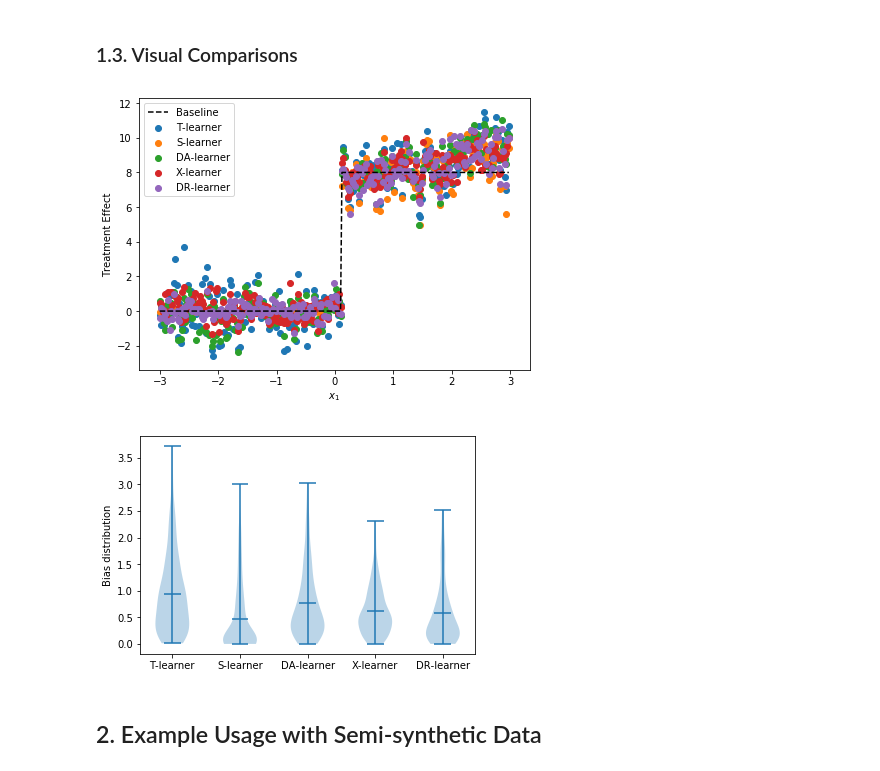
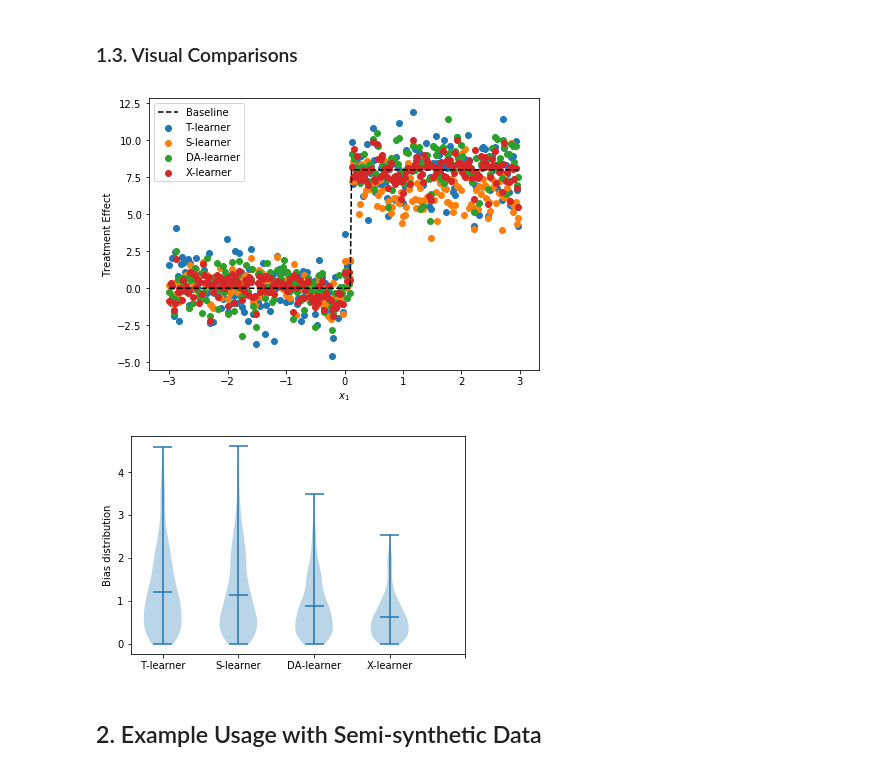
Before and after one commit to py-why/EconML, a Jupyter notebook: notebooks/Metalearners Examples.ipynb, the cells around one changed output. Cells and saved outputs as stored; diff of their text form; code cells hidden in the pictures.

Commit message:
support multi treatment in meta learners

```diff
--- a/notebooks/Metalearners Examples.ipynb
+++ b/notebooks/Metalearners Examples.ipynb
@@ -106,13 +106,12 @@ Y, T, X = generate_data(n, d, controls_outcome, treatment_effect, propensity)
 ### 1.2. Train Estimators
 # %%
 # Instantiate T learner
-controls_model = GradientBoostingRegressor(n_estimators=100, max_depth=6, min_samples_leaf=int(n/100))
-treated_model = GradientBoostingRegressor(n_estimators=100, max_depth=6, min_samples_leaf=int(n/100))
-T_learner = TLearner(controls_model, treated_model)
+models = GradientBoostingRegressor(n_estimators=100, max_depth=6, min_samples_leaf=int(n/100))
+T_learner = TLearner(models)
 # Train T_learner
 T_learner.fit(Y, T, X)
 # Estimate treatment effects on test data
-T_te = T_learner.effect(X_test)
+T_te = T_learner.effect(X_test,0,1)
 # %%
 # Instantiate S learner
 overall_model = GradientBoostingRegressor(n_estimators=100, max_depth=6, min_samples_leaf=int(n/100))
@@ -120,30 +119,28 @@ S_learner = SLearner(overall_model)
 # Train S_learner
 S_learner.fit(Y, T, X)
 # Estimate treatment effects on test data
-S_te = S_learner.effect(X_test)
+S_te = S_learner.effect(X_test,0,1)
 # %%
 # Instantiate X learner
-controls_model = GradientBoostingRegressor(n_estimators=100, max_depth=6, min_samples_leaf=int(n/100))
-treated_model = GradientBoostingRegressor(n_estimators=100, max_depth=6, min_samples_leaf=int(n/100))
+models = GradientBoostingRegressor(n_estimators=100, max_depth=6, min_samples_leaf=int(n/100))
 propensity_model = RandomForestClassifier(n_estimators=100, max_depth=6,
                                                   min_samples_leaf=int(n/100),
                                                   class_weight='balanced_subsample')
-X_learner = XLearner(controls_model=controls_model, treated_model=treated_model, propensity_model=propensity_model)
+X_learner = XLearner(models=models, propensity_model=propensity_model)
 # Train X_learner
 X_learner.fit(Y, T, X)
 # Estimate treatment effects on test data
-X_te = X_learner.effect(X_test)
+X_te = X_learner.effect(X_test,0,1)
 # %%
 # Instantiate Domain Adaptation learner
-controls_model = GradientBoostingRegressor(n_estimators=100, max_depth=6, min_samples_leaf=int(n/100))
-treated_model = GradientBoostingRegressor(n_estimators=100, max_depth=6, min_samples_leaf=int(n/100))
-overall_model = GradientBoostingRegressor(n_estimators=100, max_depth=6, min_samples_leaf=int(n/100))
+models = GradientBoostingRegressor(n_estimators=100, max_depth=6, min_samples_leaf=int(n/100))
+final_models = GradientBoostingRegressor(n_estimators=100, max_depth=6, min_samples_leaf=int(n/100))
 propensity_model = RandomForestClassifier(n_estimators=100, max_depth=6,
                                                   min_samples_leaf=int(n/100),
                                                   class_weight='balanced_subsample')
-DA_learner = DomainAdaptationLearner(controls_model=controls_model, treated_model=treated_model, overall_model=overall_model,
+DA_learner = DomainAdaptationLearner(models=models, final_models=final_models,
                   propensity_model=propensity_model)
 # Train DA_learner
 DA_learner.fit(Y, T, X)
 # Estimate treatment effects on test data
-DA_te = DA_learner.effect(X_test)
+DA_te = DA_learner.effect(X_test,0,1)
@@ -166,32 +149,30 @@ DR_te = DR_learner.effect(X_test)
 # %%
 ### Comparison plot of the different learners
 plt.figure(figsize=(7, 5))
 plt.plot(X_test[:, 1], np.apply_along_axis(treatment_effect, 1, X_test), color='black', ls='--', label='Baseline')
 plt.scatter(X_test[:, 1], T_te, label="T-learner")
 plt.scatter(X_test[:, 1], S_te, label="S-learner")
 plt.scatter(X_test[:, 1], DA_te, label="DA-learner")
 plt.scatter(X_test[:, 1], X_te, label="X-learner")
-plt.scatter(X_test[:, 1], DR_te, label="DR-learner")
 plt.xlabel('$x_1$')
 plt.ylabel('Treatment Effect')
 plt.legend()
 plt.show()
 # %% [output]
-[figure, old version]
+[figure, new version]
 # %%
 # Visualization of bias distribution
 expected_te = np.apply_along_axis(treatment_effect, 1, X_test)
 plt.violinplot([np.abs(T_te - expected_te),
                 np.abs(S_te - expected_te),
                 np.abs(DA_te - expected_te),
-                np.abs(X_te - expected_te),
-                np.abs(DR_te - expected_te)
+                np.abs(X_te - expected_te)
                ], showmeans=True)
 plt.ylabel("Bias distribution")
-plt.xticks([1, 2, 3, 4, 5], ['T-learner', 'S-learner', 'DA-learner', 'X-learner', 'DR-learner'])
+plt.xticks([1, 2, 3, 4, 5], ['T-learner', 'S-learner', 'DA-learner', 'X-learner'])
 plt.show()
 # %% [output]
-[figure, old version]
+[figure, new version]
 # %% [markdown]
 ## 2. Example Usage with Semi-synthetic Data
 # %% [markdown]
```
Also changed, not shown: parts of 8 cells of this notebook, 3 other files.
